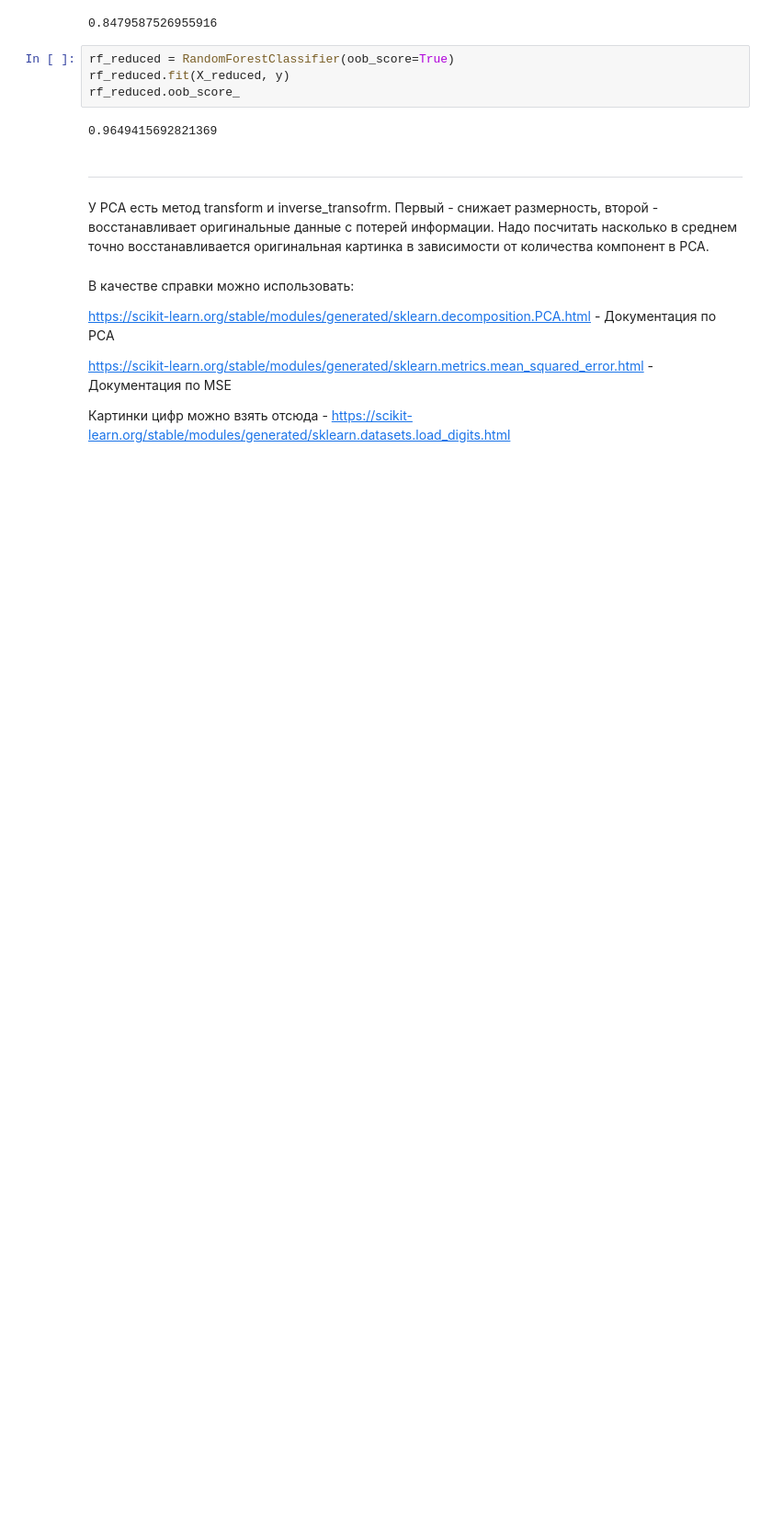
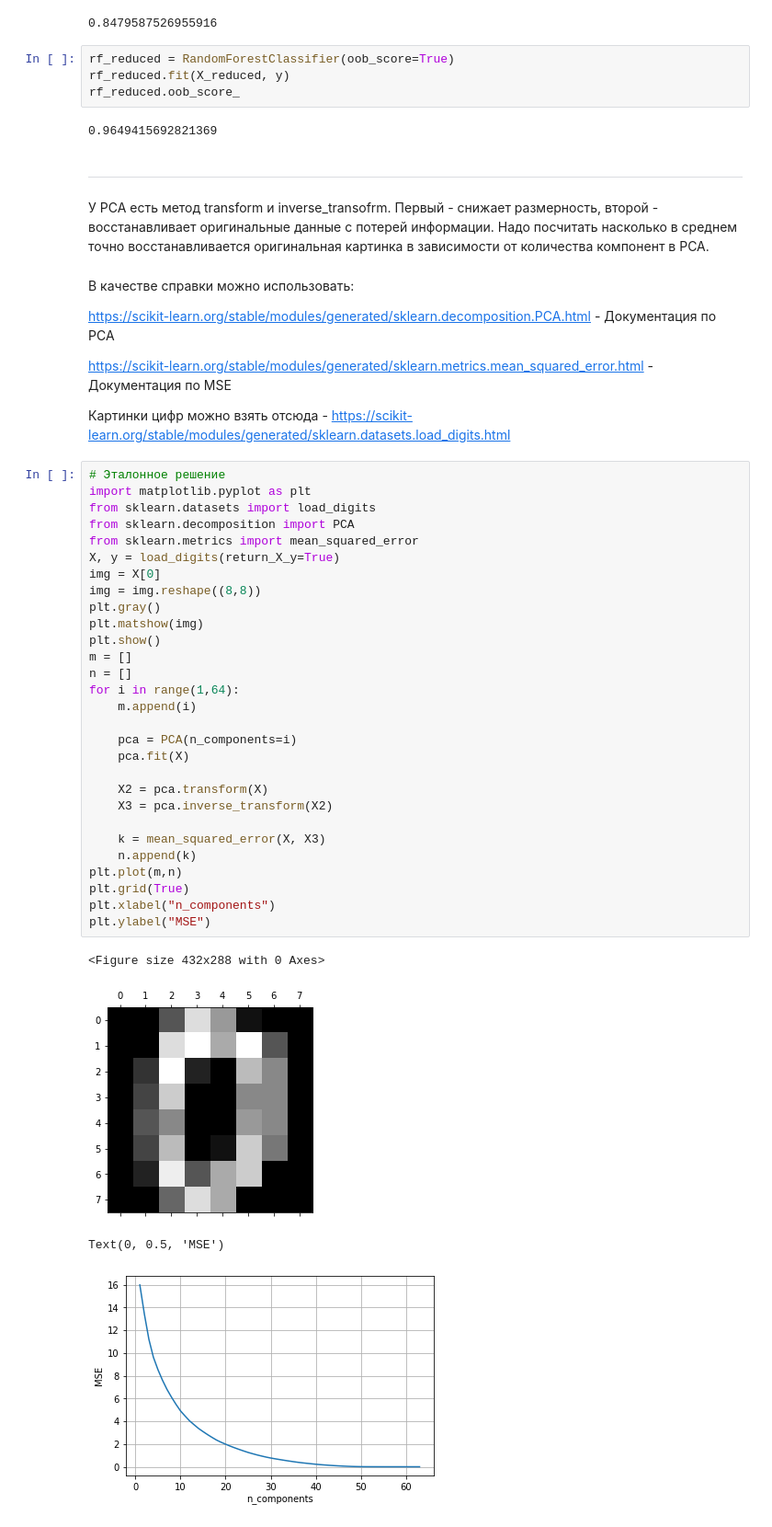
Before and after one commit to aleksander-ivanov/MDS, a Jupyter notebook: HW_3.ipynb, the cells around one changed output. Shown at 92% size. Saved outputs shown, nothing was run; the diff lists cells and outputs as text; blank space fills up the shorter version.

```diff
--- a/HW_3.ipynb
+++ b/HW_3.ipynb
@@ -206,3 +206,37 @@ https://scikit-learn.org/stable/modules/generated/sklearn.decomposition.PCA.html
 https://scikit-learn.org/stable/modules/generated/sklearn.metrics.mean_squared_error.html - Документация по MSE
 
 Картинки цифр можно взять отсюда - https://scikit-learn.org/stable/modules/generated/sklearn.datasets.load_digits.html
+# %%
+# Эталонное решение
+import matplotlib.pyplot as plt
+from sklearn.datasets import load_digits
+from sklearn.decomposition import PCA
+from sklearn.metrics import mean_squared_error
+X, y = load_digits(return_X_y=True)
+img = X[0]
+img = img.reshape((8,8))
+plt.gray()
+plt.matshow(img)
+plt.show()
+m = []
+n = []
+for i in range(1,64):
+    m.append(i)
+
+    pca = PCA(n_components=i)
+    pca.fit(X)
+
+    X2 = pca.transform(X)
+    X3 = pca.inverse_transform(X2)
+
+    k = mean_squared_error(X, X3)
+    n.append(k)
+plt.plot(m,n)
+plt.grid(True)
+plt.xlabel("n_components")
+plt.ylabel("MSE")
+# %% [output]
+<Figure size 432x288 with 0 Axes>
+[figure, added]
+Text(0, 0.5, 'MSE')
+[figure, added]
```
